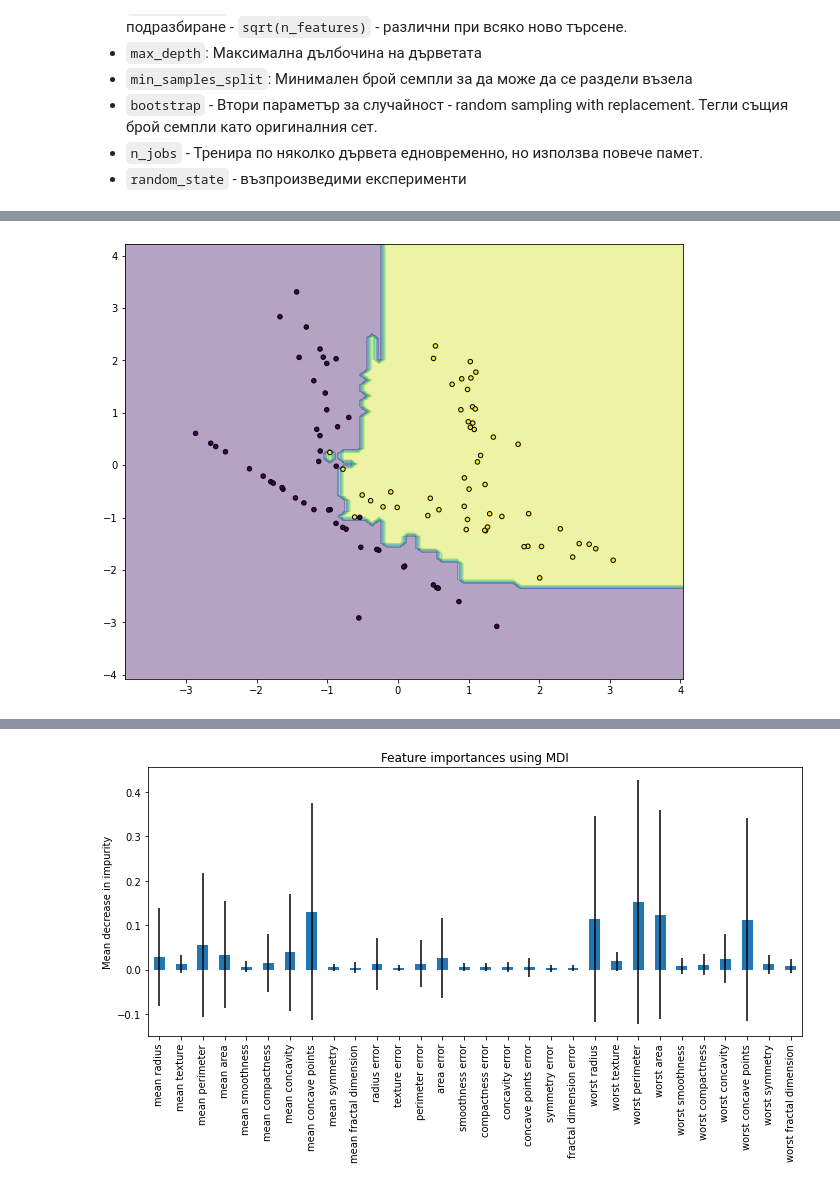
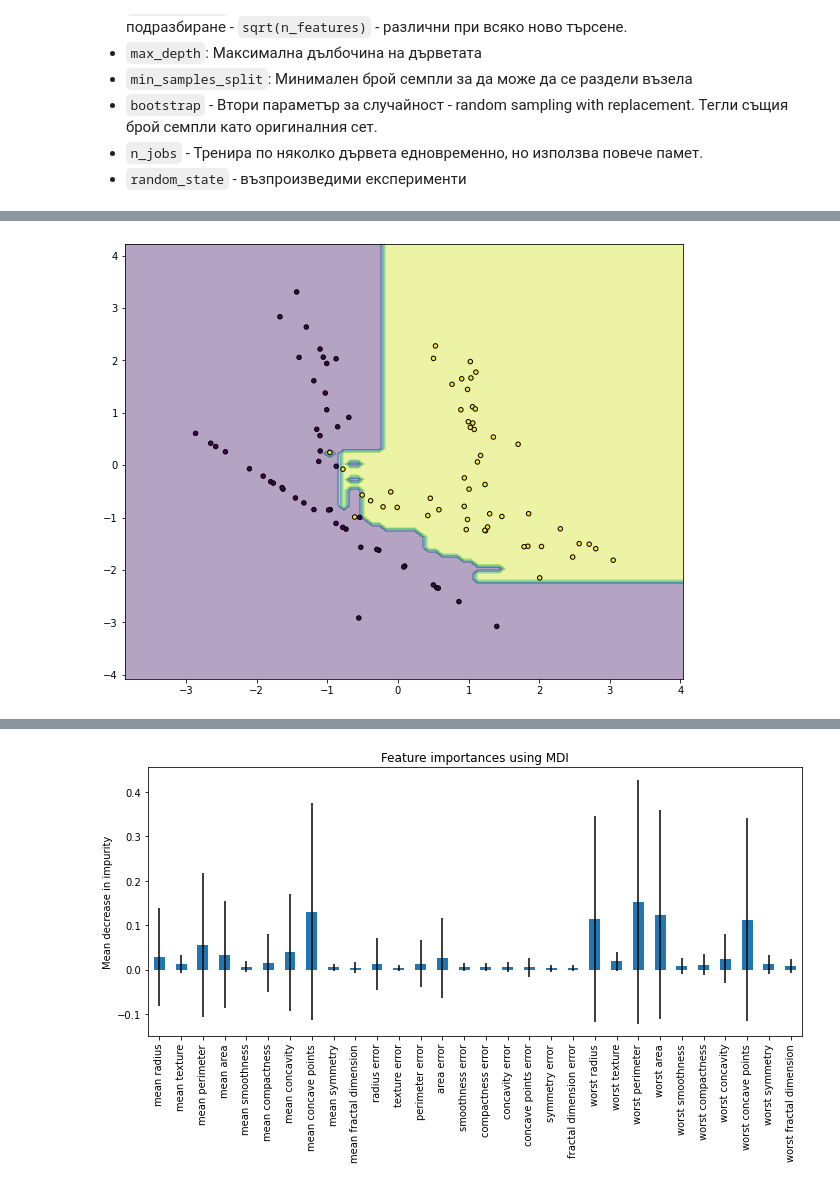
Before and after one commit to melaniab/ml_course, a Jupyter notebook: lecutures_2022/05-decision-trees.ipynb, the cells around one changed output, grey strips where cells are left out. Saved outputs shown, nothing was run; the diff lists cells and outputs as text; code cells hidden in the pictures.

```diff
--- a/lecutures_2022/05-decision-trees.ipynb
+++ b/lecutures_2022/05-decision-trees.ipynb
@@ -606,9 +606,9 @@ plot_boundary(clf, x, y)
 # %%
 # Тъй като е случайно, можем да получим и различна граница
-clf = RandomForestClassifier().fit(x,y)
+clf = RandomForestClassifier(n_estimators=10).fit(x,y)
 plot_boundary(clf, x, y)
 # %% [output]
-[figure, old version]
+[figure, new version]
 # %% [markdown]
 ### Значимост на фичърите в RF - Сходно на теглата на параметрите при линейни модели.
 ![](http://scikit-learn.org/stable/_images/sphx_glr_plot_forest_importances_001.png)
```
Also changed, not shown: parts of 6 cells of this notebook.
